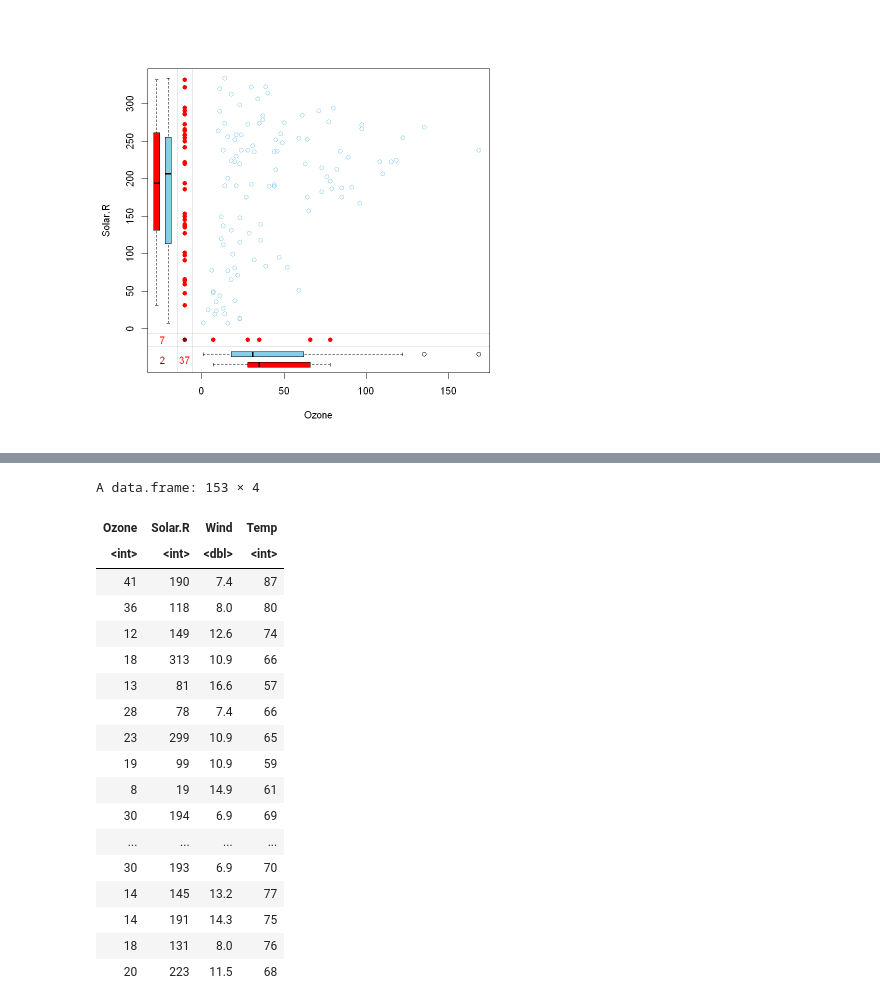
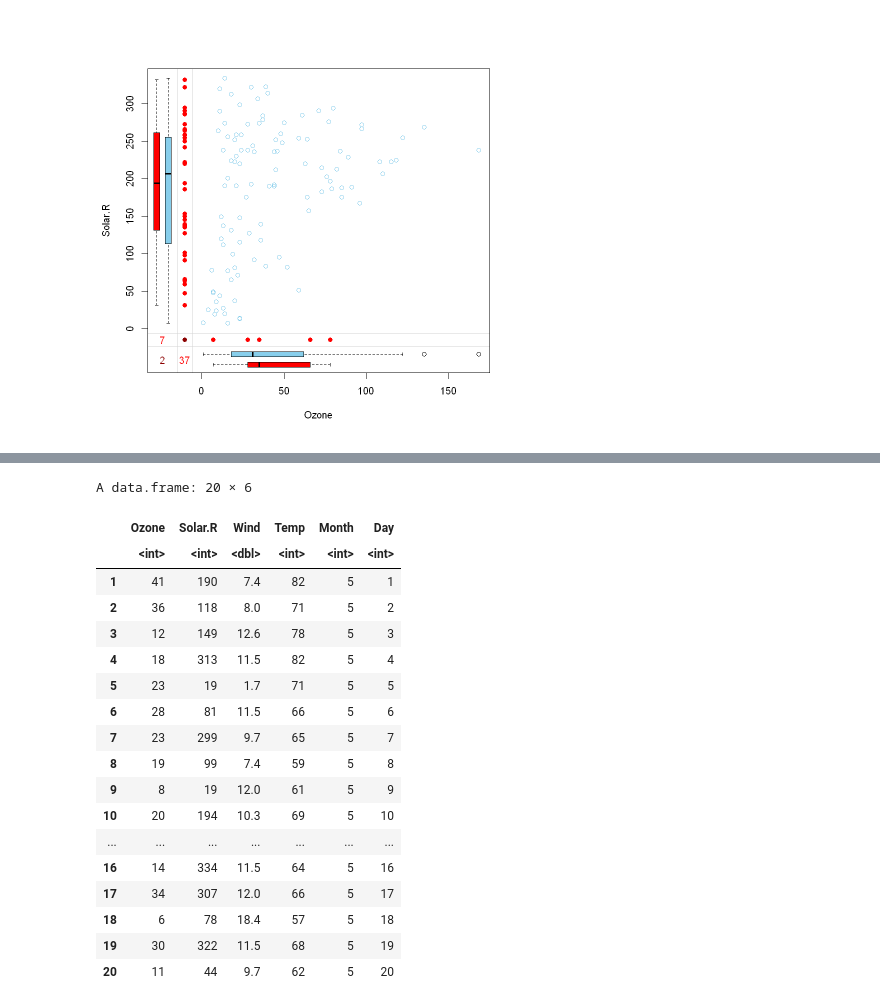
Before and after one commit to gabejg/DST-Assessment-02, a Jupyter notebook: Gabriel Grant/testing MICE.ipynb, the cells around one changed output, grey strips where cells are left out. Saved outputs shown, nothing was run; the diff lists cells and outputs as text; code cells hidden in the pictures.

```diff
--- a/Gabriel Grant/testing MICE.ipynb
+++ b/Gabriel Grant/testing MICE.ipynb
@@ -153,24 +169,24 @@ A data.frame: 37 × 5
 # %%
 completedData <- complete(tempData,1)
-# %%
-completedData
-# %% [output]
-A data.frame: 153 × 4
-| Ozone | Solar.R | Wind | Temp |
-| <int> | <int> | <dbl> | <int> |
-| 41 | 190 | 7.4 | 87 |
-| 36 | 118 | 8.0 | 80 |
-| 12 | 149 | 12.6 | 74 |
-| 18 | 313 | 10.9 | 66 |
-| 13 | 81 | 16.6 | 57 |
-| 28 | 78 | 7.4 | 66 |
-| 23 | 299 | 10.9 | 65 |
-| 19 | 99 | 10.9 | 59 |
-| 8 | 19 | 14.9 | 61 |
-| 30 | 194 | 6.9 | 69 |
-| ... | ... | ... | ... |
-| 30 | 193 | 6.9 | 70 |
-| 14 | 145 | 13.2 | 77 |
-| 14 | 191 | 14.3 | 75 |
-| 18 | 131 | 8.0 | 76 |
-| 20 | 223 | 11.5 | 68 |
+# %%
+head(completedData,20)
+# %% [output]
+A data.frame: 20 × 6
+|  | Ozone | Solar.R | Wind | Temp | Month | Day |
+|  | <int> | <int> | <dbl> | <int> | <int> | <int> |
+| 1 | 41 | 190 | 7.4 | 82 | 5 | 1 |
+| 2 | 36 | 118 | 8.0 | 71 | 5 | 2 |
+| 3 | 12 | 149 | 12.6 | 78 | 5 | 3 |
+| 4 | 18 | 313 | 11.5 | 82 | 5 | 4 |
+| 5 | 23 | 19 | 1.7 | 71 | 5 | 5 |
+| 6 | 28 | 81 | 11.5 | 66 | 5 | 6 |
+| 7 | 23 | 299 | 9.7 | 65 | 5 | 7 |
+| 8 | 19 | 99 | 7.4 | 59 | 5 | 8 |
+| 9 | 8 | 19 | 12.0 | 61 | 5 | 9 |
+| 10 | 20 | 194 | 10.3 | 69 | 5 | 10 |
+| ... | ... | ... | ... | ... | ... | ... |
+| 16 | 14 | 334 | 11.5 | 64 | 5 | 16 |
+| 17 | 34 | 307 | 12.0 | 66 | 5 | 17 |
+| 18 | 6 | 78 | 18.4 | 57 | 5 | 18 |
+| 19 | 30 | 322 | 11.5 | 68 | 5 | 19 |
+| 20 | 11 | 44 | 9.7 | 62 | 5 | 20 |
```
Also changed, not shown: parts of 9 cells of this notebook, 1 other file.
